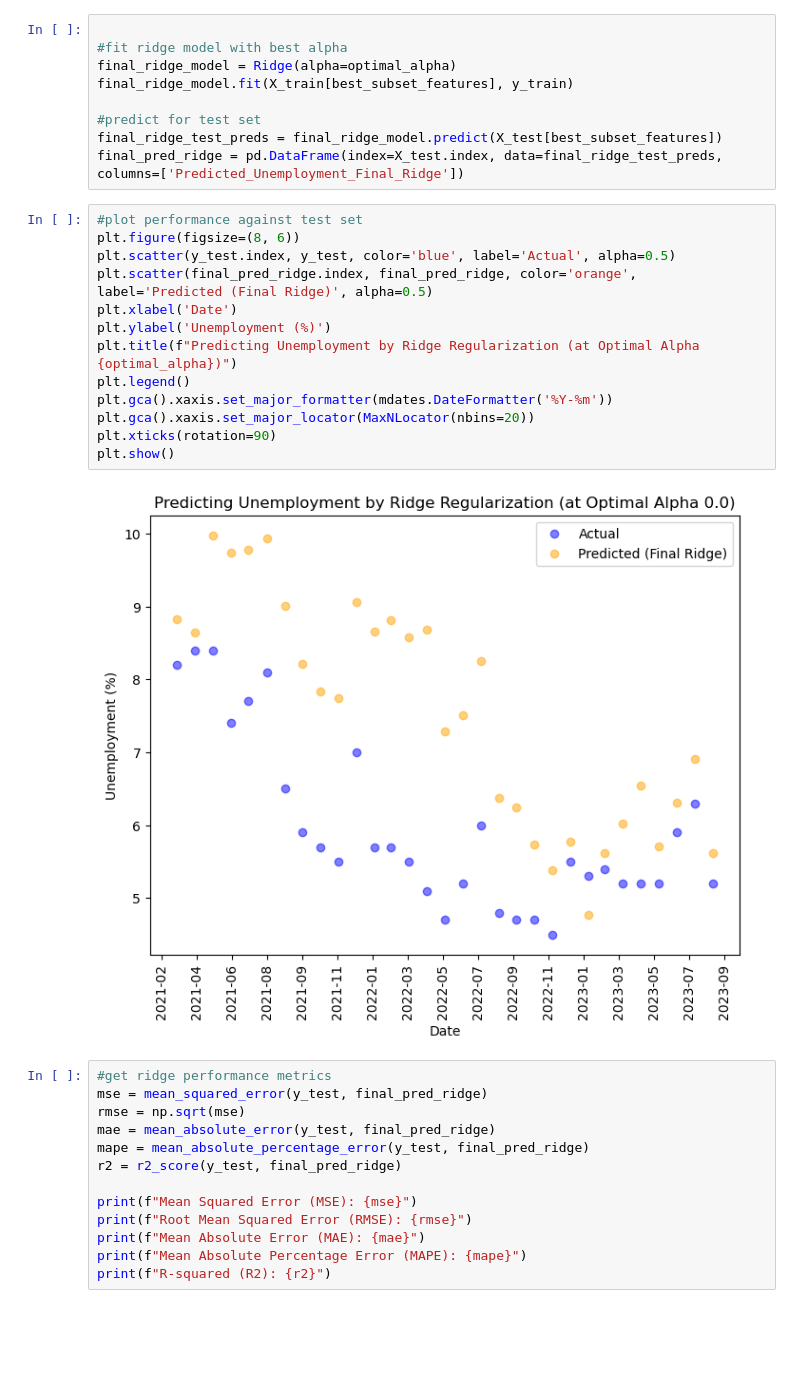
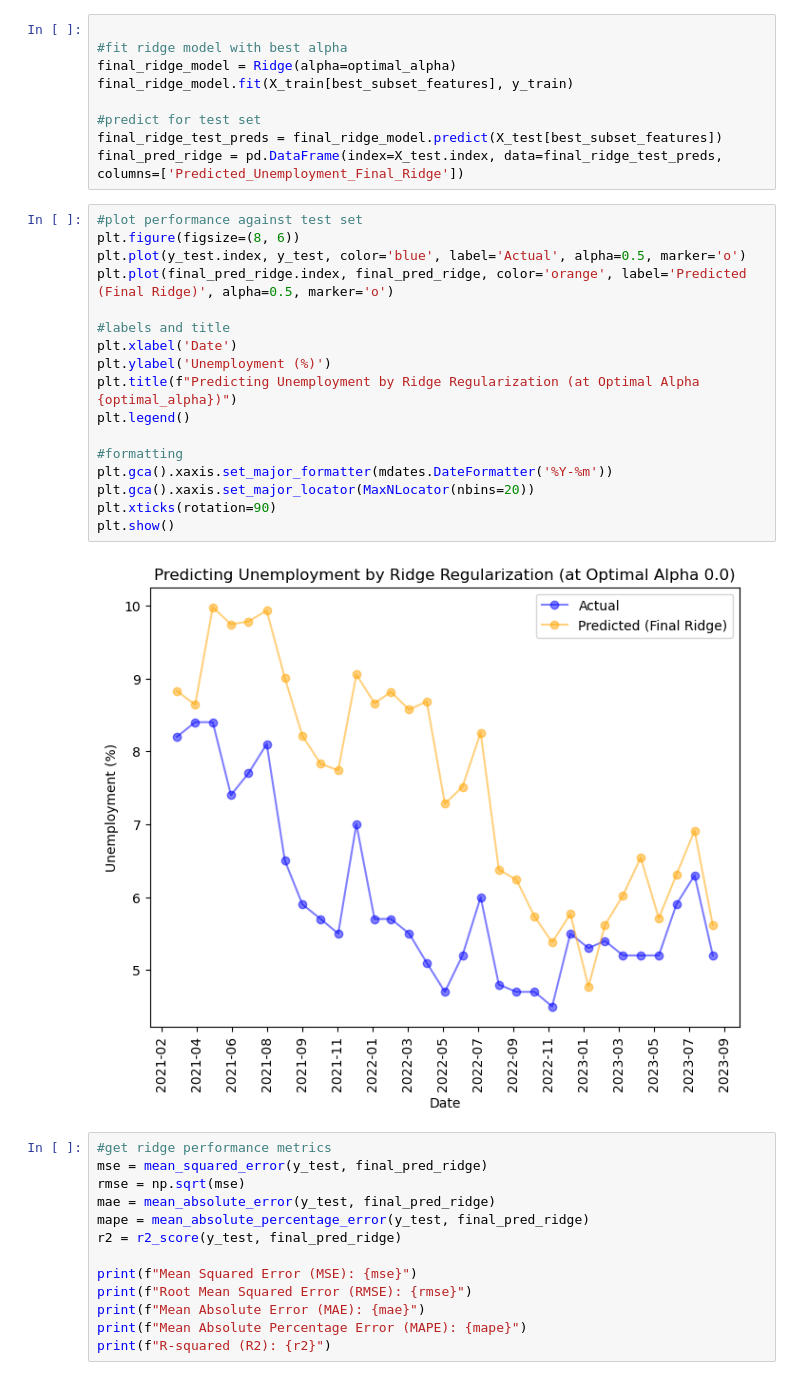
Before and after one commit to gso5699/Predicting-Unemployment-MSCI446-Project-, a Jupyter notebook: Regression_models.ipynb, the cells around one changed output. Drawn from its saved outputs; the diff is of its cells as text; blank space fills up the shorter version.

```diff
--- a/Regression_models.ipynb
+++ b/Regression_models.ipynb
@@ -562,18 +574,22 @@ final_pred_ridge = pd.DataFrame(index=X_test.index, data=final_ridge_test_preds,
 # %%
 #plot performance against test set
 plt.figure(figsize=(8, 6))
-plt.scatter(y_test.index, y_test, color='blue', label='Actual', alpha=0.5)
-plt.scatter(final_pred_ridge.index, final_pred_ridge, color='orange', label='Predicted (Final Ridge)', alpha=0.5)
+plt.plot(y_test.index, y_test, color='blue', label='Actual', alpha=0.5, marker='o')
+plt.plot(final_pred_ridge.index, final_pred_ridge, color='orange', label='Predicted (Final Ridge)', alpha=0.5, marker='o')
+
+#labels and title
 plt.xlabel('Date')
 plt.ylabel('Unemployment (%)')
 plt.title(f"Predicting Unemployment by Ridge Regularization (at Optimal Alpha {optimal_alpha})")
 plt.legend()
+
+#formatting
 plt.gca().xaxis.set_major_formatter(mdates.DateFormatter('%Y-%m'))
 plt.gca().xaxis.set_major_locator(MaxNLocator(nbins=20))
 plt.xticks(rotation=90)
 plt.show()
 # %% [output]
-[figure, old version]
+[figure, new version]
 # %%
 #get ridge performance metrics
 mse = mean_squared_error(y_test, final_pred_ridge)
```
Also changed, not shown: parts of 15 cells of this notebook.
